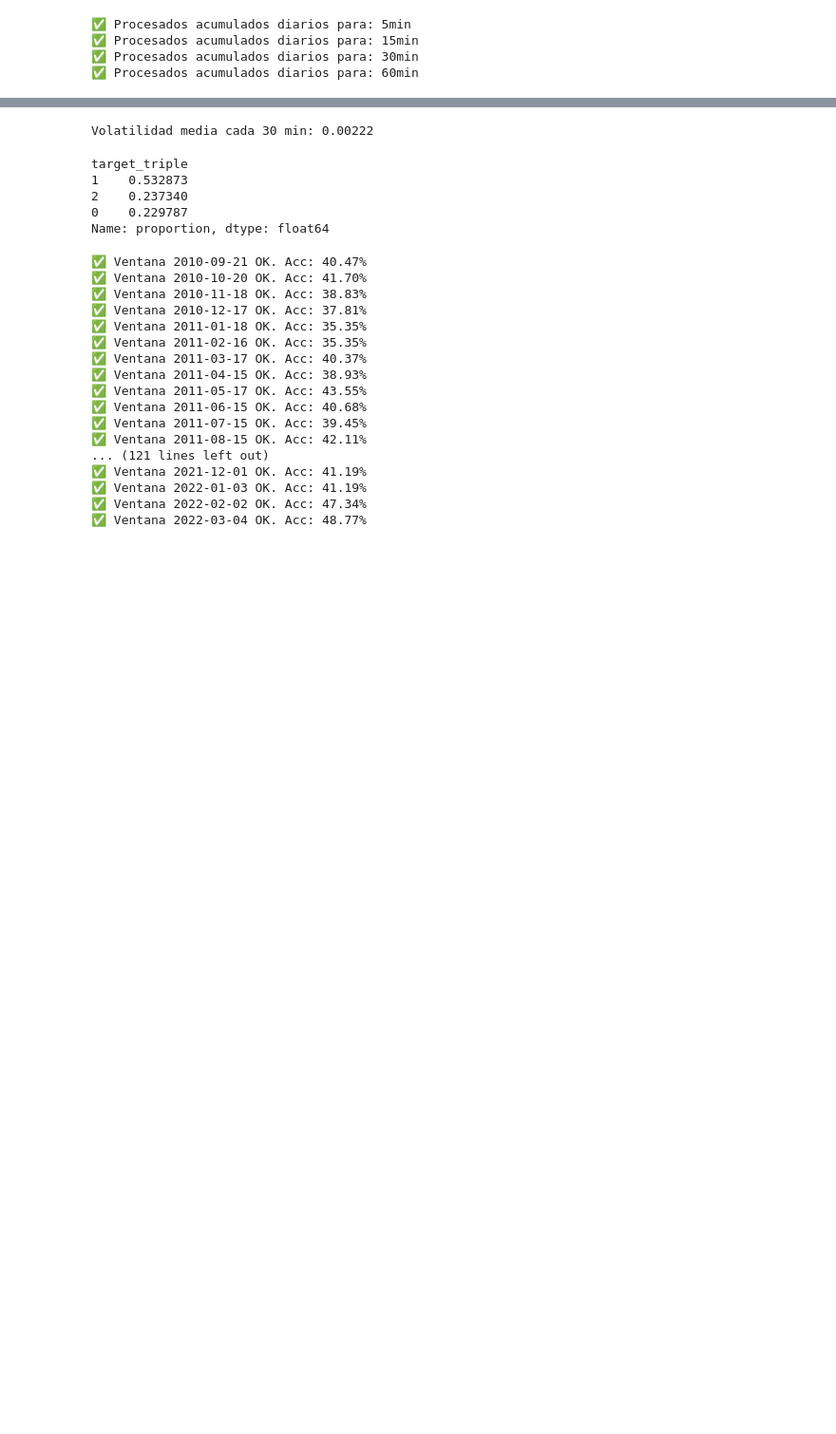
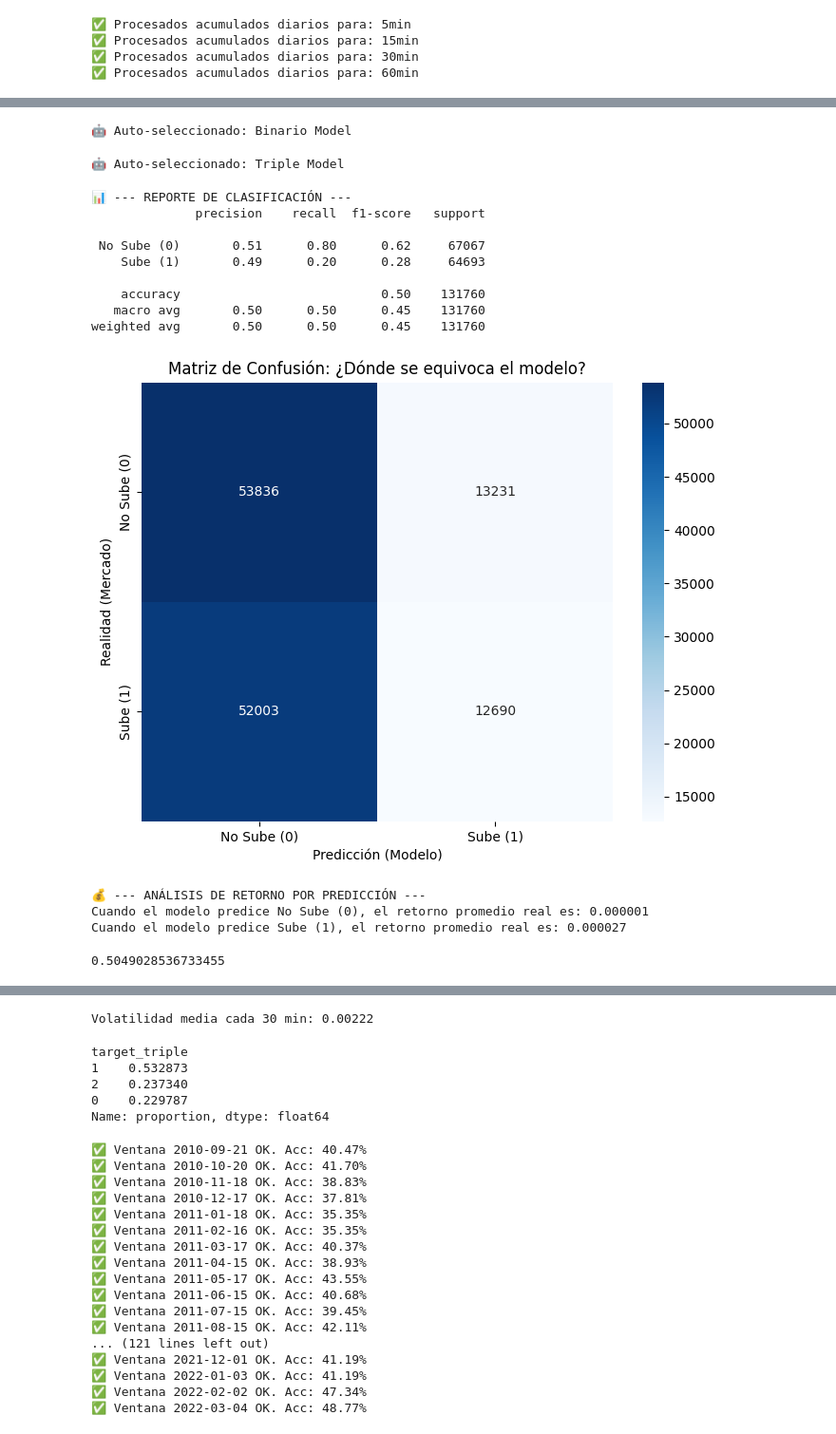
Before and after one commit to LijunZhou000/ML-Algorithmic-Trading, a Jupyter notebook: TradingBots/limipio/limpio.ipynb, the cells around one changed output, grey strips where cells are left out. Shown at 95% size. Cells and saved outputs as stored; diff of their text form; code cells hidden in the pictures; blank space fills up the shorter version.

```diff
--- a/TradingBots/limipio/limpio.ipynb
+++ b/TradingBots/limipio/limpio.ipynb
@@ -159,0 +151,67 @@ result_torch, model, sc = run_walk_forward_pytorch_amp(df_final_dict[f'{MINUTES}
+# %%
+result_bin, model_bin, sc_bin = run_gold_master_workflow(df_final_bin, FEATURE_COLS_BIN, suffix=RETURN_HORIZON_MIN, target_col=TARGET_COLUMN_BIN, train_size=20000, test_size=1000, step=500, lookback=48)
+# %% [output]
+🤖 Auto-seleccionado: Binario Model
+# %%
+result_triple, model_triple, sc_triple = run_gold_master_workflow(df_final_triple, FEATURE_COLS_TRIPLE, suffix=RETURN_HORIZON_MIN, target_col=TARGET_COLUMN_TRIPLE, train_size=20000, test_size=1000, step=500, lookback=48)
+# %% [output]
+🤖 Auto-seleccionado: Triple Model
+# %%
+from sklearn.metrics import classification_report, confusion_matrix, accuracy_score
+import seaborn as sns
+import matplotlib.pyplot as plt
+
+def evaluate_gold_performance(full_results):
+    """
+    Analiza estadísticamente los resultados del Walk-Forward.
+    """
+    y_true = full_results['actual']
+    y_pred = full_results['pred']
+
+    # 1. Identificar etiquetas
+    unique_labels = sorted(full_results['actual'].unique())
+    if len(unique_labels) == 2:
+        target_names = ['No Sube (0)', 'Sube (1)']
+    else:
+        target_names = ['Sell (0)', 'Neutral (1)', 'Buy (2)']
+
+    # 2. Generar Reporte de Clasificación
+    print("📊 --- REPORTE DE CLASIFICACIÓN ---")
+    print(classification_report(y_true, y_pred, target_names=target_names))
+
+    # 3. Matriz de Confusión
+    cm = confusion_matrix(y_true, y_pred)
+    plt.figure(figsize=(8, 6))
+    sns.heatmap(cm, annot=True, fmt='d', cmap='Blues',
+                xticklabels=target_names, yticklabels=target_names)
+    plt.xlabel('Predicción (Modelo)')
+    plt.ylabel('Realidad (Mercado)')
+    plt.title('Matriz de Confusión: ¿Dónde se equivoca el modelo?')
+    plt.show()
+
+    # 4. Análisis de "Edge" (Ventaja Estadística)
+    # Calculamos el retorno promedio por cada tipo de predicción
+    print("\n💰 --- ANÁLISIS DE RETORNO POR PREDICCIÓN ---")
+    edge_analysis = full_results.groupby('pred')['ret_real'].mean()
+    for label, avg_ret in edge_analysis.items():
+        name = target_names[int(label)]
+        print(f"Cuando el modelo predice {name}, el retorno promedio real es: {avg_ret:.6f}")
+
+    return accuracy_score(y_true, y_pred)
+# %%
+evaluate_gold_performance(result_bin)
+# %% [output]
+📊 --- REPORTE DE CLASIFICACIÓN ---
+              precision    recall  f1-score   support
+
+ No Sube (0)       0.51      0.80      0.62     67067
+    Sube (1)       0.49      0.20      0.28     64693
+
+    accuracy                           0.50    131760
+   macro avg       0.50      0.50      0.45    131760
+weighted avg       0.50      0.50      0.45    131760
+[figure, added]
+💰 --- ANÁLISIS DE RETORNO POR PREDICCIÓN ---
+Cuando el modelo predice No Sube (0), el retorno promedio real es: 0.000001
+Cuando el modelo predice Sube (1), el retorno promedio real es: 0.000027
+0.5049028536733455
```
Also changed, not shown: parts of 22 cells of this notebook, 21 other files.
